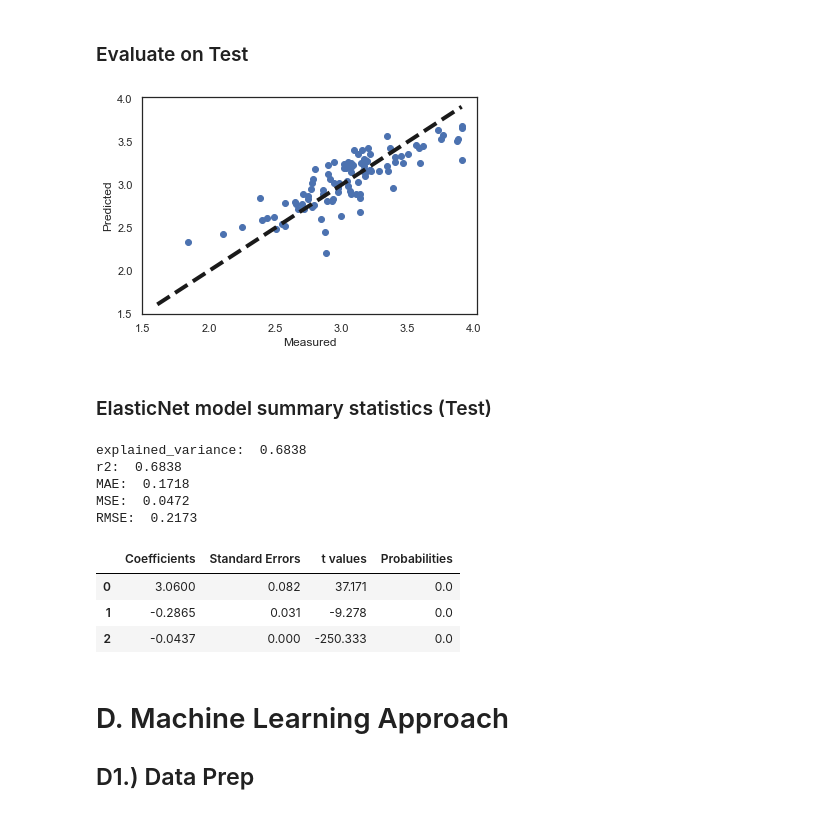
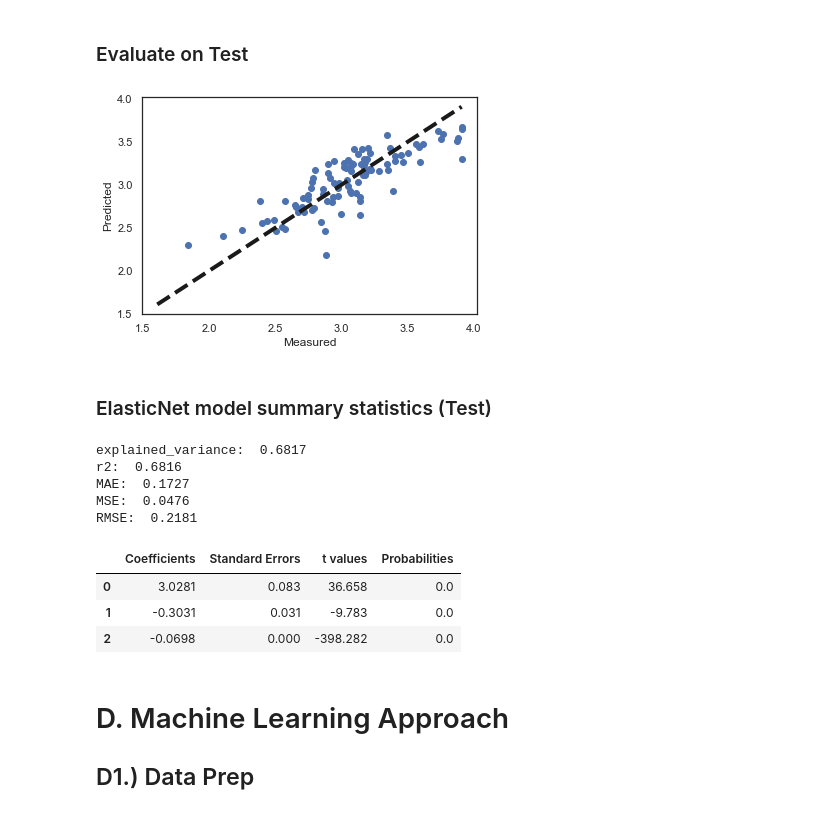
Before and after one commit to bblank70/MSDS422, a Jupyter notebook: Assignment2- Boston_Housing.ipynb, the cells around one changed output. Saved outputs shown, nothing was run; the diff lists cells and outputs as text; code cells hidden in the pictures.

```diff
--- a/Assignment2- Boston_Housing.ipynb
+++ b/Assignment2- Boston_Housing.ipynb
@@ -428,8 +428,6 @@ np.mean(cv_results)
 # %% [markdown]
 ### Evaluate on Test
 # %%
-#fit our model on test data
-Linear_pipe.fit(T_Test_X, T_Test_y)
 
 #make predictions of the test labels
 Linear_T_test_pred =Linear_pipe.predict(T_Test_X)
@@ -518,22 +516,20 @@ np.mean(cv_results)
 # %% [markdown]
 ### Evaluate on Test
 # %%
-#fit the test data using EN
-Elastic_pipe.fit(T_Test_X, T_Test_y)
 
 #predict our test labels using EN
 Elastic_T_test_pred = Elastic_pipe.predict(T_Test_X)
 
 #pairty plot
 fig, Elastic_test = plt.subplots()
 Elastic_test.scatter(T_Test_y, Elastic_T_test_pred)
 Elastic_test.plot([T_Train_y.min(), T_Train_y.max()], [T_Train_y.min(), T_Train_y.max()], 'k--', lw=4)
 Elastic_test.set_xlabel('Measured')
 Elastic_test.set_ylabel('Predicted')
 
 plt.show()
 # %% [output]
-[figure, old version]
+[figure, new version]
 # %% [markdown]
 ### ElasticNet model summary statistics (Test)
 # %%
@@ -543,15 +539,15 @@ regression_results(T_Test_y, Elastic_T_test_pred)
 EN_coefs = np.append(Elastic_pipe.named_steps['regressor'].intercept_, Elastic_pipe.named_steps['regressor'].coef_)
 model_statistics(x_actual=T_Test_X, y_actual=T_Test_y, y_predict=Elastic_T_test_pred, coefs=EN_coefs)
 # %% [output]
-explained_variance:  0.6838
-r2:  0.6838
-MAE:  0.1718
-MSE:  0.0472
-RMSE:  0.2173
+explained_variance:  0.6817
+r2:  0.6816
+MAE:  0.1727
+MSE:  0.0476
+RMSE:  0.2181
 |  | Coefficients | Standard Errors | t values | Probabilities |
-| 0 | 3.0600 | 0.082 | 37.171 | 0.0 |
-| 1 | -0.2865 | 0.031 | -9.278 | 0.0 |
-| 2 | -0.0437 | 0.000 | -250.333 | 0.0 |
+| 0 | 3.0281 | 0.083 | 36.658 | 0.0 |
+| 1 | -0.3031 | 0.031 | -9.783 | 0.0 |
+| 2 | -0.0698 | 0.000 | -398.282 | 0.0 |
 # %% [markdown]
 # D. Machine Learning Approach
 ## D1.) Data Prep
```
Also changed, not shown: parts of 7 cells of this notebook.
